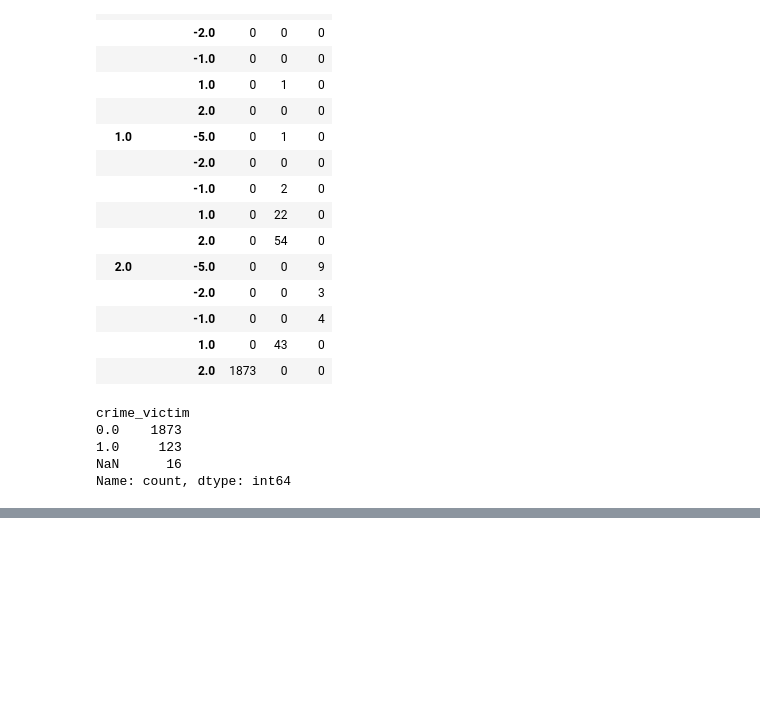
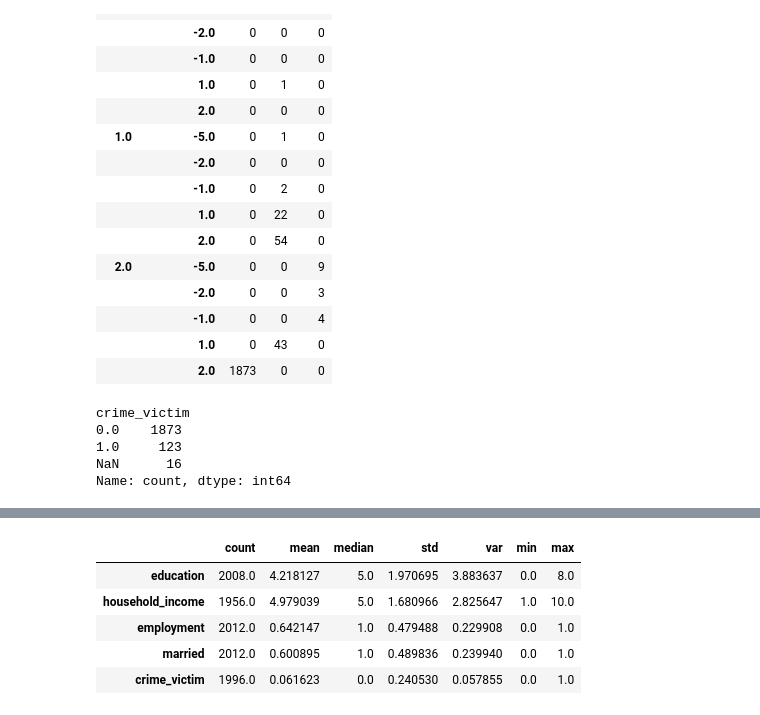
Before and after one commit to Zhao-Yihan123/HS4002_Team-Husky, a Jupyter notebook: code/clean_sg_part_b_junhui.ipynb, the cells around one changed output, grey strips where cells are left out. Drawn from its saved outputs; the diff is of its cells as text; code cells hidden in the pictures; blank space fills up the shorter version.

Commit message:
Add descriptive statistics and interpretation for Singapore

```diff
--- a/code/clean_sg_part_b_junhui.ipynb
+++ b/code/clean_sg_part_b_junhui.ipynb
@@ -259,0 +267,27 @@ Name: count, dtype: int64
+# %%
+analysis_vars = [
+    "education",
+    "household_income",
+    "employment",
+    "married",
+    "crime_victim"
+]
+# %%
+descriptive_stats = sg[analysis_vars].agg([
+    "count",
+    "mean",
+    "median",
+    "std",
+    "var",
+    "min",
+    "max"
+]).T
+
+descriptive_stats
+# %% [output]
+|  | count | mean | median | std | var | min | max |
+| education | 2008.0 | 4.218127 | 5.0 | 1.970695 | 3.883637 | 0.0 | 8.0 |
+| household_income | 1956.0 | 4.979039 | 5.0 | 1.680966 | 2.825647 | 1.0 | 10.0 |
+| employment | 2012.0 | 0.642147 | 1.0 | 0.479488 | 0.229908 | 0.0 | 1.0 |
+| married | 2012.0 | 0.600895 | 1.0 | 0.489836 | 0.239940 | 0.0 | 1.0 |
+| crime_victim | 1996.0 | 0.061623 | 0.0 | 0.240530 | 0.057855 | 0.0 | 1.0 |
```
Also changed, not shown: parts of 4 cells of this notebook.
